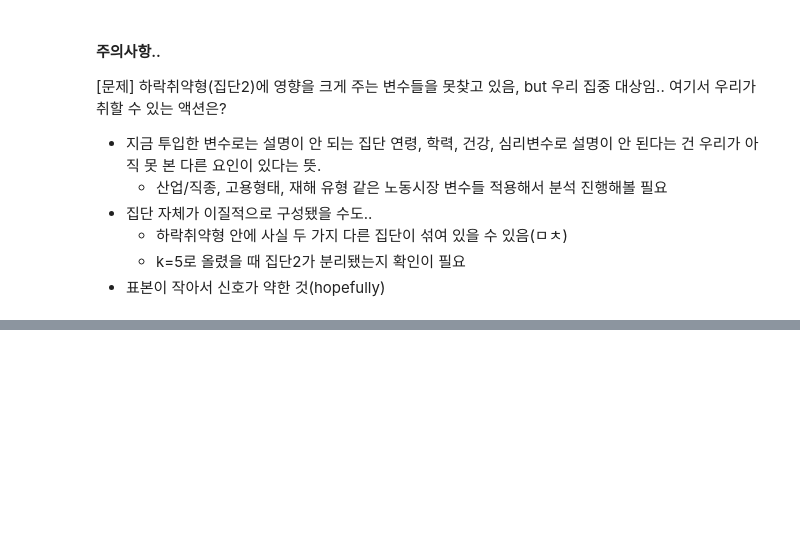
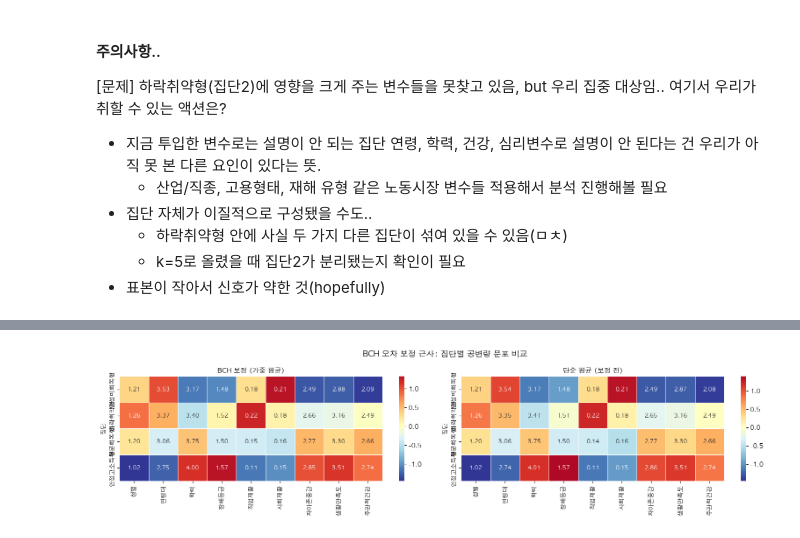
Before and after one commit to hwangsahyun/PSWCI, a Jupyter notebook: PSWCI_code.ipynb, the cells around one changed output, grey strips where cells are left out. Saved outputs shown, nothing was run; the diff lists cells and outputs as text; code cells hidden in the pictures; blank space fills up the shorter version.

```diff
--- a/PSWCI_code.ipynb
+++ b/PSWCI_code.ipynb
@@ -2012,0 +2480,98 @@ SHAP 절댓값의 이론적 범위는 0~infinity, 상한선 X
+# %%
+df_prob = pd.read_csv("lcga_class_k4.csv")
+
+# ── BCH 근사 본 분석 ─────────────────────────────────────────
+df_bch = df_lcga.merge(
+    df_prob[['pid', 'prob1', 'prob2', 'prob3', 'prob4']],
+    on='pid', how='left'
+)
+
+covar_vars   = ['gender', 'age054', 'edu05', 'disa_class',
+                'job_rehab', 'soc_rehab',
+                'esteem_w1', 'lifesatis_w1', 'G01005001']
+covar_labels = {
+    'gender': '성별', 'age054': '연령대', 'edu05': '학력',
+    'disa_class': '장해등급', 'job_rehab': '직업재활',
+    'soc_rehab': '사회재활', 'esteem_w1': '자아존중감',
+    'lifesatis_w1': '생활만족도', 'G01005001': '주관적건강'
+}
+
+print("=" * 65)
+print("BCH 근사: 가중 평균(보정) vs 단순 평균(미보정) 비교")
+print("분류 불확실성이 공변량 추정에 미치는 영향 확인")
+print("=" * 65)
+
+bch_rows = []
+raw_rows = []
+
+for cls, (prob_col, label) in enumerate(
+        zip(['prob1','prob2','prob3','prob4'],
+            ['만성미회복형','하락취약형','부분회복형','안정고소득형']),
+        start=1):
+
+    df_tmp   = df_bch[covar_vars + [prob_col, 'lcga_class']].dropna()
+    w        = df_tmp[prob_col].values
+    n_eff    = w.sum()
+    n_raw    = (df_tmp['lcga_class'] == cls).sum()
+
+    print(f"\n[{label}] n_hard={n_raw} | n_eff_weighted={n_eff:.0f}")
+    print(f"  {'변수':<12} {'BCH 보정':>10} {'단순평균':>10} {'차이':>8}  판정")
+    print(f"  {'-'*52}")
+
+    bch_row = {'집단': label}
+    raw_row = {'집단': label}
+
+    for v in covar_vars:
+        lbl    = covar_labels[v]
+        w_mean = np.average(df_tmp[v], weights=w)
+        r_mean = df_tmp[df_tmp['lcga_class'] == cls][v].mean()
+        diff   = w_mean - r_mean
+        flag   = '⚠ 주의' if abs(diff) > 0.05 else '✓'
+        bch_row[lbl] = round(w_mean, 3)
+        raw_row[lbl] = round(r_mean, 3)
+        print(f"  {lbl:<12} {w_mean:>10.3f} {r_mean:>10.3f} {diff:>8.3f}  {flag}")
+
+    bch_rows.append(bch_row)
+    raw_rows.append(raw_row)
+
+df_bch_result = pd.DataFrame(bch_rows).set_index('집단')
+df_raw_result = pd.DataFrame(raw_rows).set_index('집단')
+
+# ── 히트맵 비교 시각화 ───────────────────────────────────────
+fig, axes = plt.subplots(1, 2, figsize=(16, 4))
+fig.suptitle('BCH 오차 보정 근사: 집단별 공변량 분포 비교',
+             fontsize=13, fontweight='bold')
+
+for ax, df_plot, title in zip(
+        axes,
+        [df_bch_result, df_raw_result],
+        ['BCH 보정 (가중 평균)', '단순 평균 (보정 전)']):
+
+    df_z = (df_plot - df_plot.mean()) / df_plot.std()
+    sns.heatmap(df_z, annot=df_plot.round(2), fmt='.2f',
+                cmap='RdYlBu_r', center=0, linewidths=0.5,
+                ax=ax, annot_kws={'size': 9})
+    ax.set_title(title, fontsize=11)
+
+plt.tight_layout()
+plt.savefig('bch_comparison.png', dpi=150, bbox_inches='tight')
+plt.show()
+print("bch_comparison.png 저장 완료")
+
+# ── 차이가 큰 변수 요약 출력 ─────────────────────────────────
+print("\n" + "=" * 55)
+print("BCH 보정 전후 차이 요약 (|차이| > 0.05인 항목)")
+print("=" * 55)
+diff_df = df_bch_result - df_raw_result
+flagged = [(집단, 변수, round(diff_df.loc[집단, 변수], 3))
+           for 집단 in diff_df.index
+           for 변수 in diff_df.columns
+           if abs(diff_df.loc[집단, 변수]) > 0.05]
+
+if flagged:
+    for 집단, 변수, diff in flagged:
+        print(f"  {집단} × {변수}: Δ={diff:+.3f}")
+else:
+    print("  모든 항목에서 보정 전후 차이가 0.05 미만 → 분류 오차 영향 미미")
+    print("  → 단순 집단 평균 사용해도 결과 왜곡 없음 (방법론 섹션 근거)")
+# %% [output]
@@ -2012,0 +2595 @@ SHAP 절댓값의 이론적 범위는 0~infinity, 상한선 X
+[figure, added]
```
Also changed, not shown: parts of 39 cells of this notebook, 15 other files.
